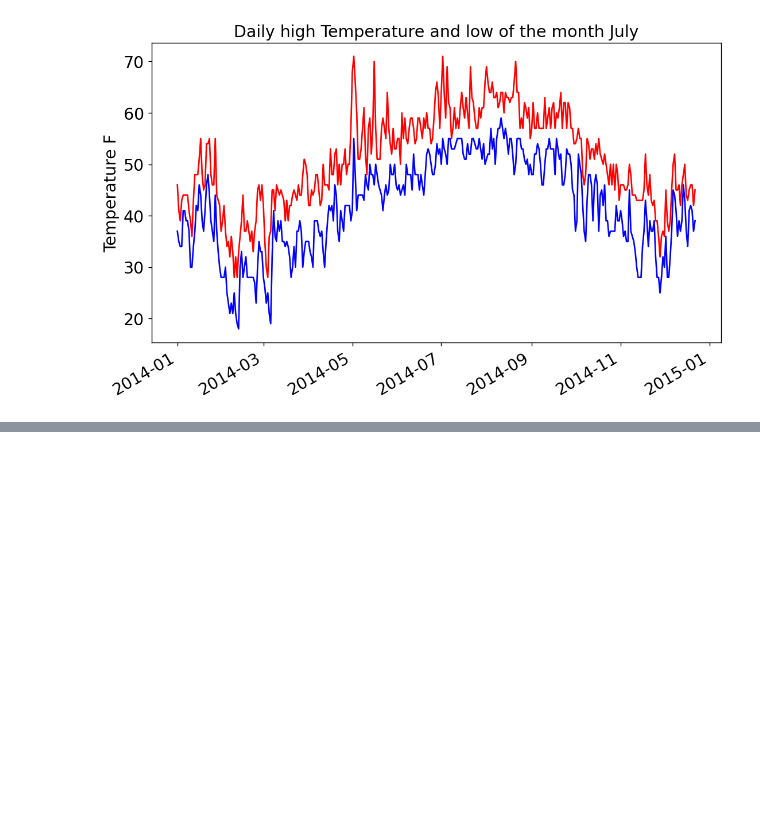
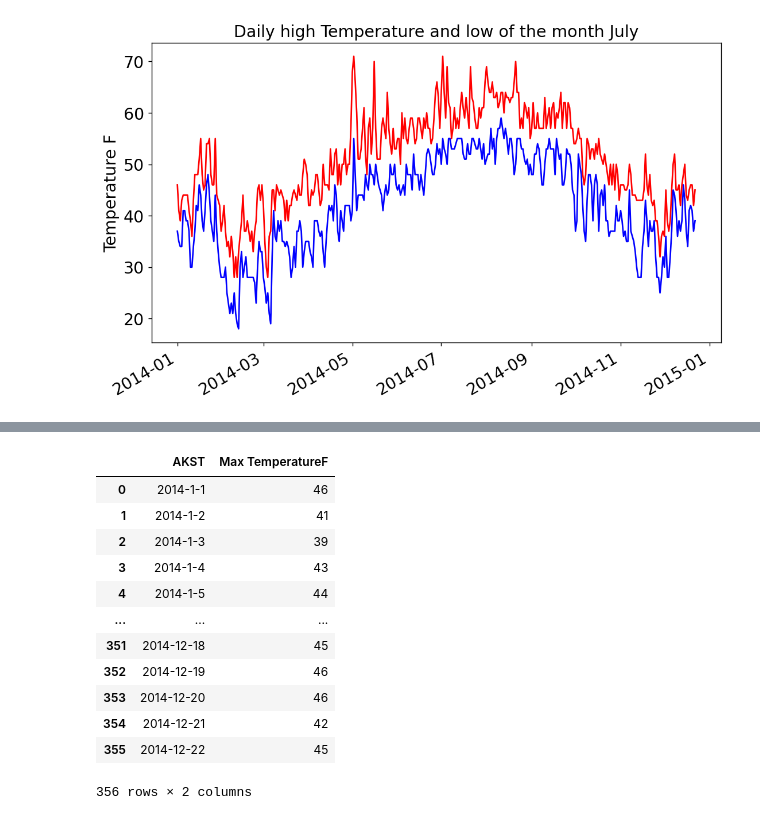
Before and after one commit to Ademola101/Data-visualization-, a Jupyter notebook: Data1.ipynb, the cells around one changed output, grey strips where cells are left out. Drawn from its saved outputs; the diff is of its cells as text; code cells hidden in the pictures; blank space fills up the shorter version.

```diff
--- a/Data1.ipynb
+++ b/Data1.ipynb
@@ -112,0 +250,17 @@ plt.show
+# %%
+AKST_maxtemp = sitka_weather[["AKST","Max TemperatureF"]]
+AKST_maxtemp
+# %% [output]
+|  | AKST | Max TemperatureF |
+| 0 | 2014-1-1 | 46 |
+| 1 | 2014-1-2 | 41 |
+| 2 | 2014-1-3 | 39 |
+| 3 | 2014-1-4 | 43 |
+| 4 | 2014-1-5 | 44 |
+| ... | ... | ... |
+| 351 | 2014-12-18 | 45 |
+| 352 | 2014-12-19 | 46 |
+| 353 | 2014-12-20 | 46 |
+| 354 | 2014-12-21 | 42 |
+| 355 | 2014-12-22 | 45 |
+356 rows × 2 columns
```
Also changed, not shown: parts of 23 cells of this notebook, 2 other files.
